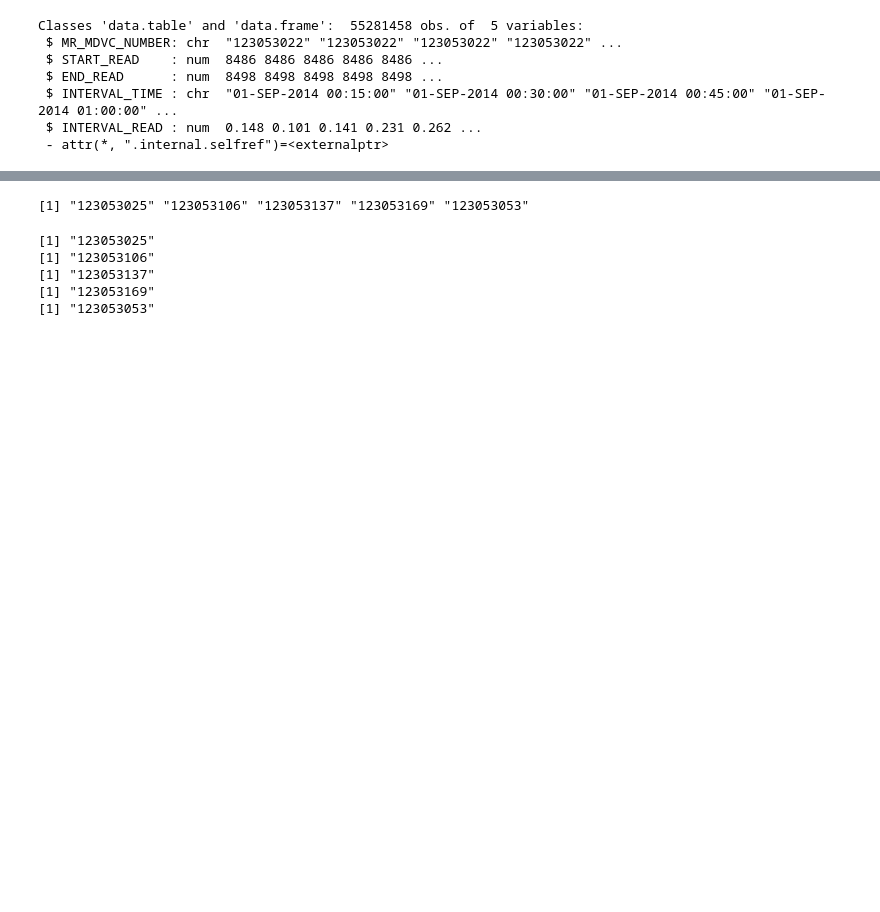
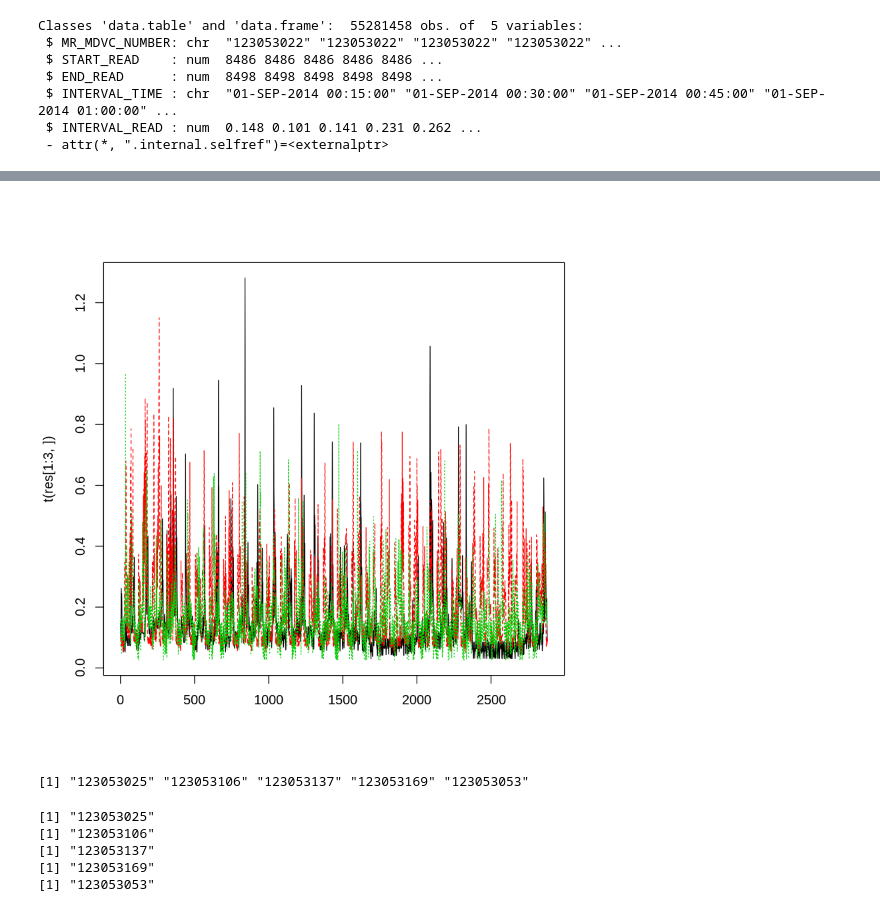
Before and after one commit to smartmeterdata/clustering, a Jupyter notebook: smart_meter_full.ipynb, the cells around one changed output, grey strips where cells are left out. Cells and saved outputs as stored; diff of their text form; code cells hidden in the pictures; blank space fills up the shorter version.

```diff
--- a/smart_meter_full.ipynb
+++ b/smart_meter_full.ipynb
@@ -37,3 +79,7 @@ Classes 'data.table' and 'data.frame':  55281458 obs. of  5 variables:
+# %%
+matplot(t(res[1:3,]),type="l")
+# %% [output]
+[figure, added]
 # %%
 #get 5 highest samples
 tot = tapply(x$INTERVAL_READ, x$MR_MDVC_NUMBER, sum, na.rm=T)
```
Also changed, not shown: parts of 11 cells of this notebook.
